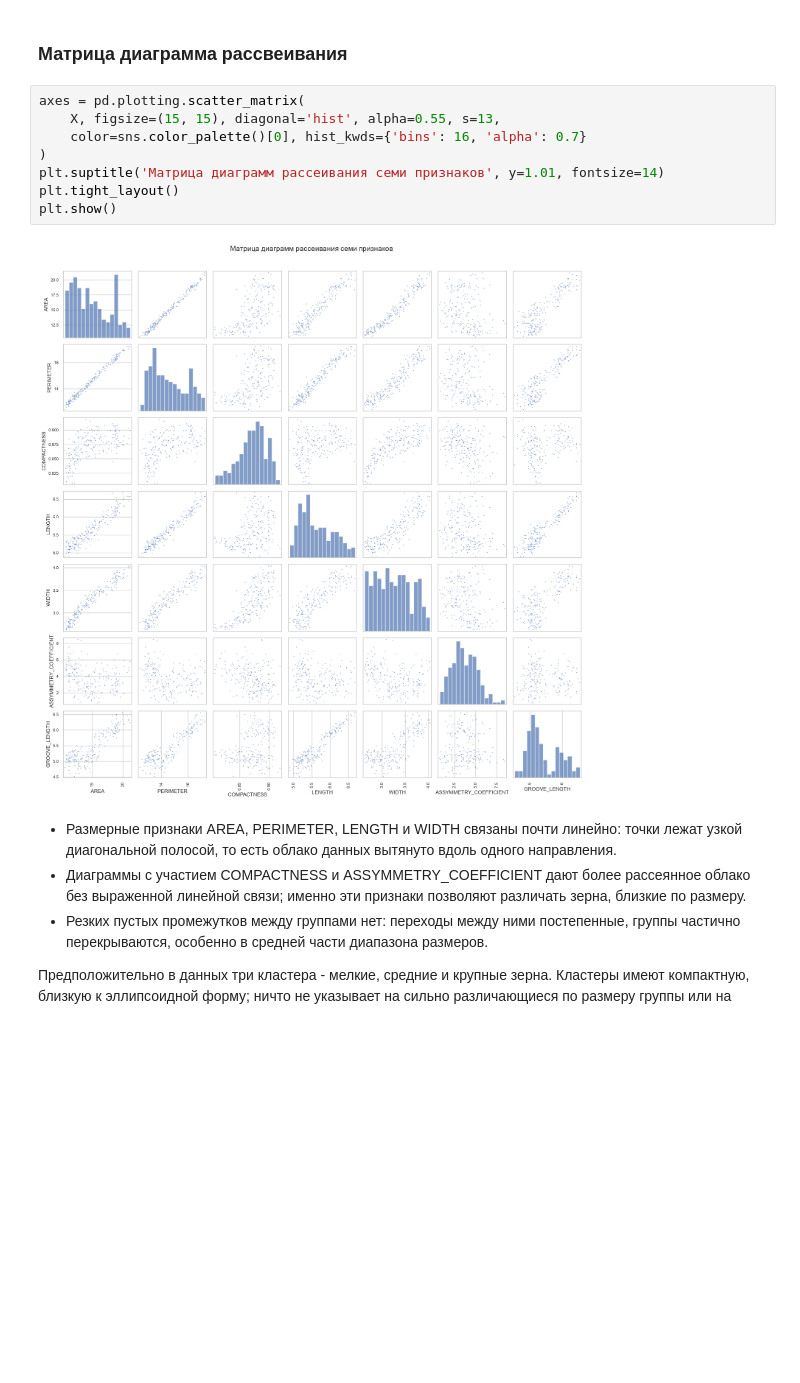
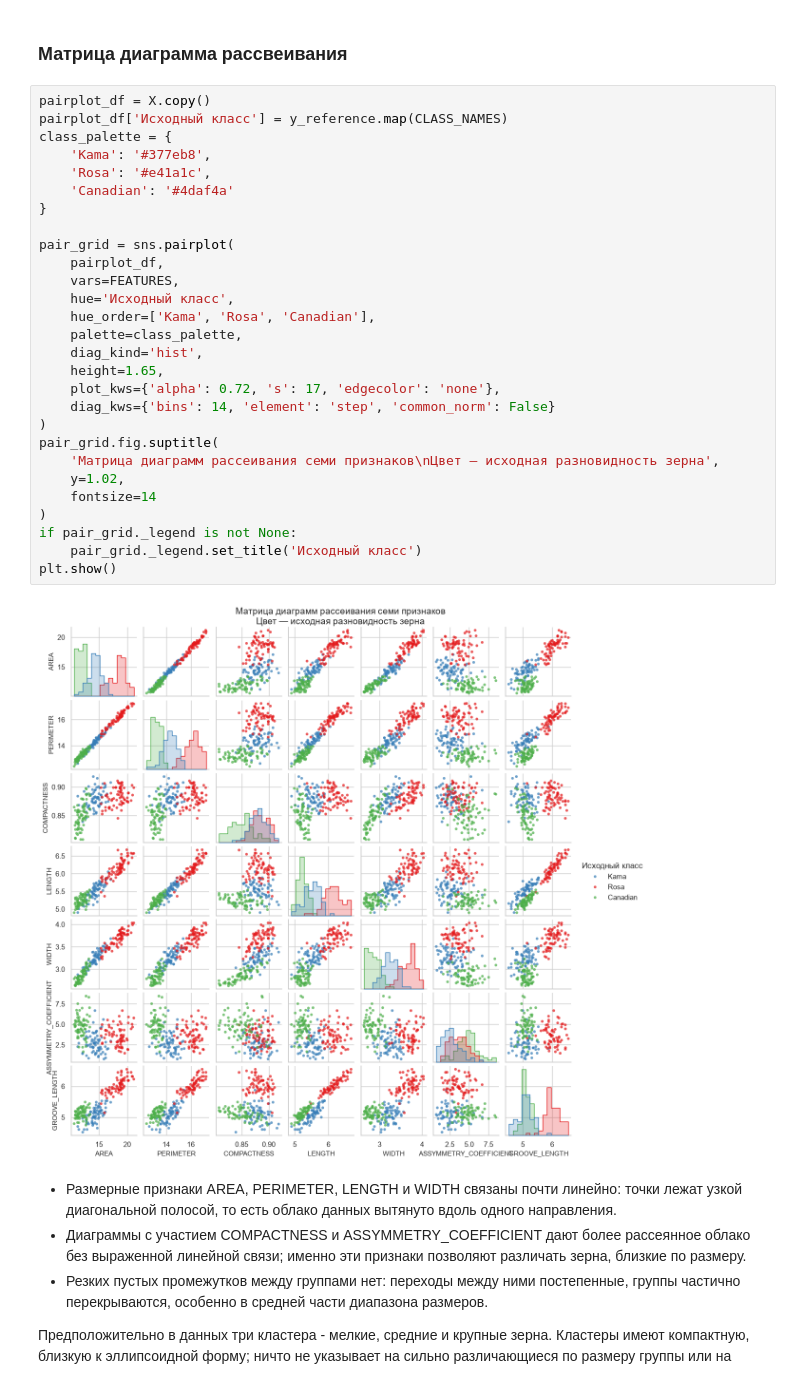
Before and after one commit to violllin/lab3_clustering, a Jupyter notebook: lab3.ipynb, the cells around one changed output. Cells and saved outputs as stored; diff of their text form; blank space fills up the shorter version.

```diff
--- a/lab3.ipynb
+++ b/lab3.ipynb
@@ -307,15 +343,35 @@ display(X_scaled_df.head().round(3))
 # %% [markdown]
 ### Матрица диаграмма рассвеивания
 # %%
-axes = pd.plotting.scatter_matrix(
-    X, figsize=(15, 15), diagonal='hist', alpha=0.55, s=13,
-    color=sns.color_palette()[0], hist_kwds={'bins': 16, 'alpha': 0.7}
+pairplot_df = X.copy()
+pairplot_df['Исходный класс'] = y_reference.map(CLASS_NAMES)
+class_palette = {
+    'Kama': '#377eb8',
+    'Rosa': '#e41a1c',
+    'Canadian': '#4daf4a'
+}
+
+pair_grid = sns.pairplot(
+    pairplot_df,
+    vars=FEATURES,
+    hue='Исходный класс',
+    hue_order=['Kama', 'Rosa', 'Canadian'],
+    palette=class_palette,
+    diag_kind='hist',
+    height=1.65,
+    plot_kws={'alpha': 0.72, 's': 17, 'edgecolor': 'none'},
+    diag_kws={'bins': 14, 'element': 'step', 'common_norm': False}
 )
-plt.suptitle('Матрица диаграмм рассеивания семи признаков', y=1.01, fontsize=14)
-plt.tight_layout()
+pair_grid.fig.suptitle(
+    'Матрица диаграмм рассеивания семи признаков\nЦвет — исходная разновидность зерна',
+    y=1.02,
+    fontsize=14
+)
+if pair_grid._legend is not None:
+    pair_grid._legend.set_title('Исходный класс')
 plt.show()
 # %% [output]
-[figure, old version]
+[figure, new version]
 # %% [markdown]
 - Размерные признаки AREA, PERIMETER, LENGTH и WIDTH связаны почти линейно: точки лежат узкой диагональной полосой, то есть облако данных вытянуто вдоль одного направления.
 - Диаграммы с участием COMPACTNESS и ASSYMMETRY_COEFFICIENT дают более рассеянное облако без выраженной линейной связи; именно эти признаки позволяют различать зерна, близкие по размеру.
```
Also changed, not shown: parts of 22 cells of this notebook.
